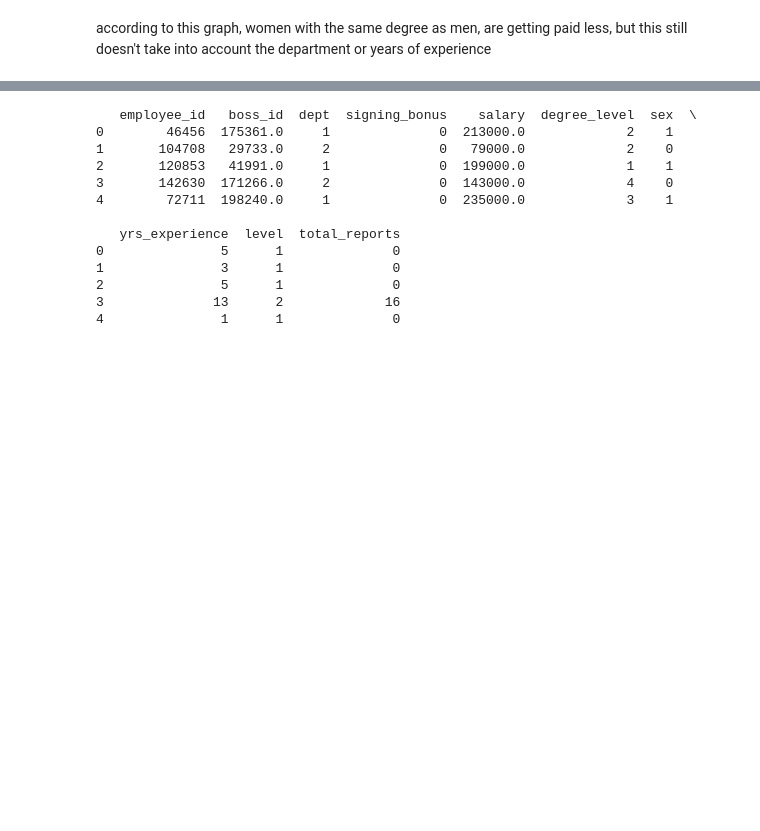
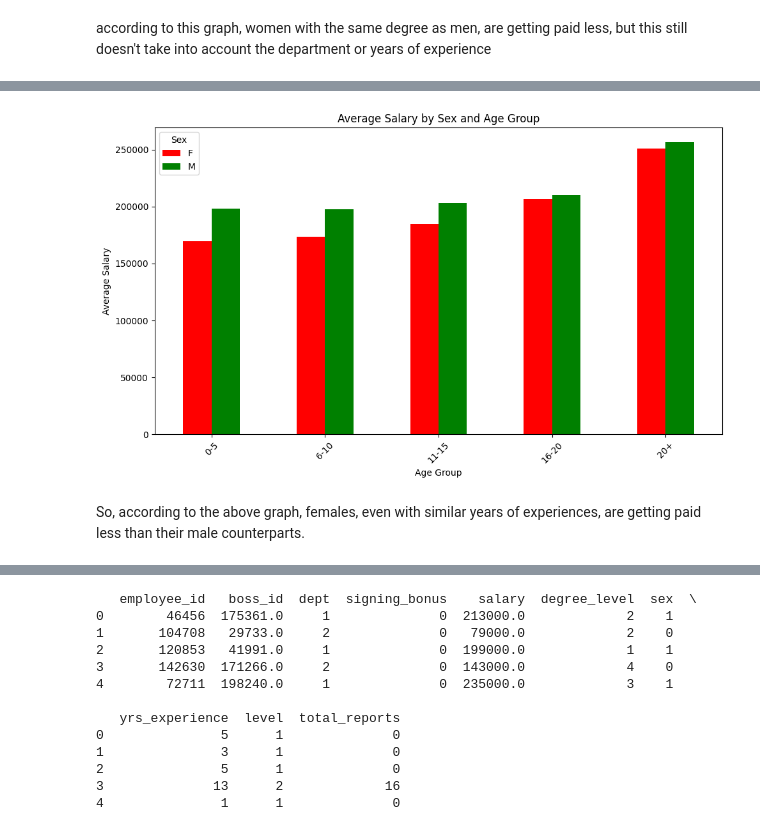
Before and after one commit to breannaparker1991/diversity_analysis, a Jupyter notebook: diversity.ipynb, the cells around one changed output, grey strips where cells are left out. Saved outputs shown, nothing was run; the diff lists cells and outputs as text; code cells hidden in the pictures; blank space fills up the shorter version.

```diff
--- a/diversity.ipynb
+++ b/diversity.ipynb
@@ -306,0 +310,16 @@ This graph does appear to show that males are paid more than women, when compare
+# %%
+# Step 1: Define the bins and labels for age groups
+bins = [0, 5, 10, 15, 20, float('inf')]  # 0-5, 6-10, 11-15, 16-20, 20+
+labels = ['0-5', '6-10', '11-15', '16-20', '20+']  # Labels for each bin
+
+#creating another dataframe for this graph
+df_graph = df_no.copy()
+
+# Create a new 'age_group' column by binning the 'age' column
+df_graph['age_group'] = pd.cut(df_graph['yrs_experience'], bins=bins, labels=labels, right=True)
+
+# Step 2: Group by 'sex' and 'age_group' and calculate the average salary
+avg_salary_by_sex_age_group = df_graph.groupby(['age_group', 'sex'])['salary'].mean().unstack()
+
+# Display the result
+print(avg_salary_by_sex_age_group)
@@ -307,2 +334,20 @@ This graph does appear to show that males are paid more than women, when compare
+# %%
+# Step 3: Plot the average salary by sex and age group
+avg_salary_by_sex_age_group.plot(kind='bar', figsize=(10, 6), color = color_palette)
+
+# Customize the plot
+plt.title('Average Salary by Sex and Age Group')
+plt.xlabel('Age Group')
+plt.ylabel('Average Salary')
+plt.xticks(rotation=45)
+plt.legend(title='Sex', loc='upper left')
+
+# Show the plot
+plt.tight_layout()
+plt.show()
+# %% [output]
+[figure, added]
+# %% [markdown]
+So, according to the above graph, females, even with similar years of experiences, are getting paid less than their male counterparts.
 # %%
 #making a copy for changes
```
Also changed, not shown: parts of 27 cells of this notebook.
